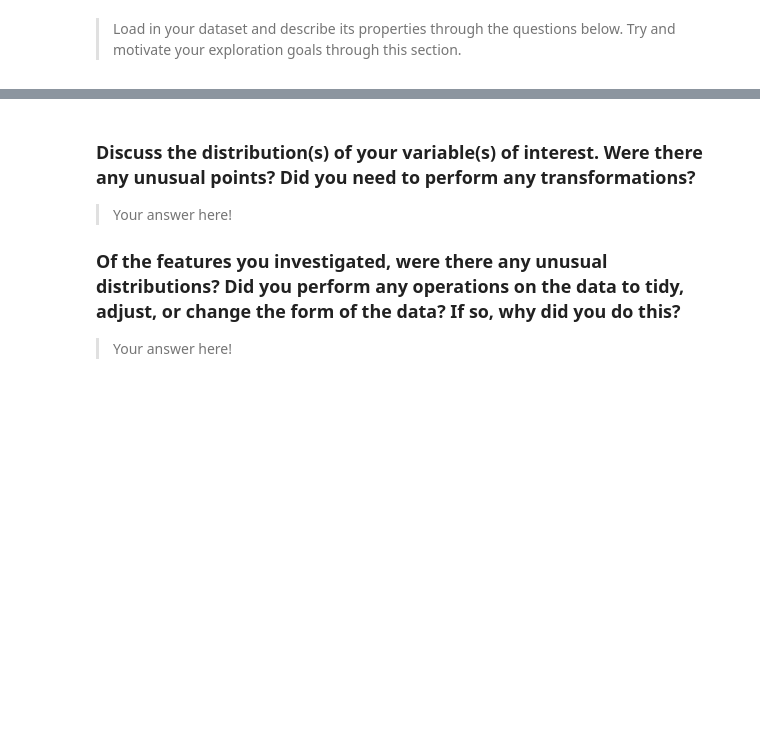
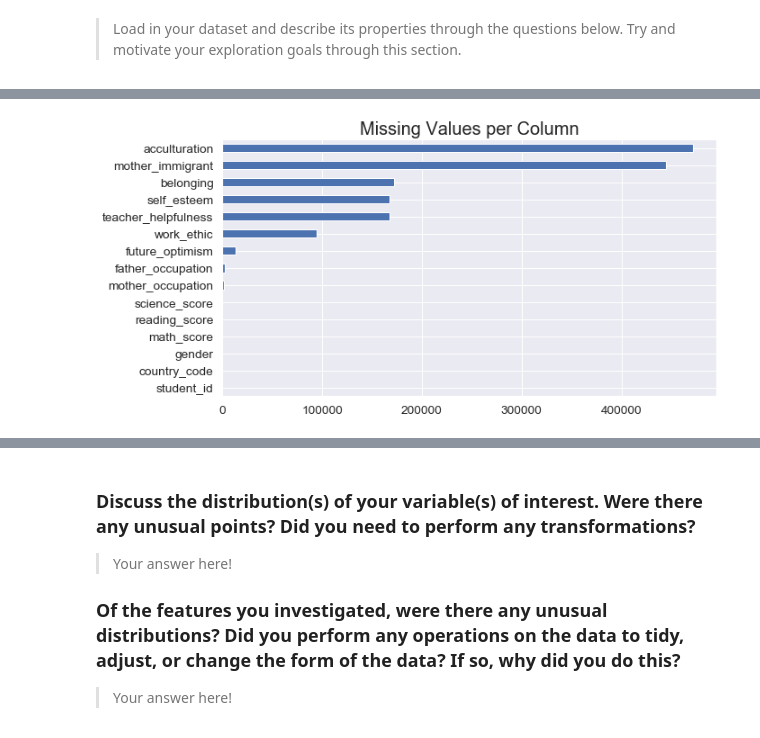
Before and after one commit to aeglon97/Communicate-Data-Findings, a Jupyter notebook: exploration_template.ipynb, the cells around one changed output, grey strips where cells are left out. Saved outputs shown, nothing was run; the diff lists cells and outputs as text; code cells hidden in the pictures; blank space fills up the shorter version.

Commit message:
completed half of univariate exploration

```diff
--- a/exploration_template.ipynb
+++ b/exploration_template.ipynb
@@ -13,3 +15,4 @@ import matplotlib.pyplot as plt
 import seaborn as sb
 
 %matplotlib inline
+plt.style.use('bmh')
@@ -54,0 +111,11 @@ you plan on investigating next.
+# %%
+#create plot
+plt.figure(figsize = [10, 5])
+plt.title('Missing Values per Column', size = 20)
+na_counts = df.isna().sum().sort_values(ascending = True)
+
+na_counts.plot.barh(x = na_counts.values, y = na_counts.index);
+
+plt.savefig(PATH_UNIVARIATE + 'missing-total.png')
+# %% [output]
+[figure, added]
```
Also changed, not shown: parts of 60 cells of this notebook, 11 other files.
